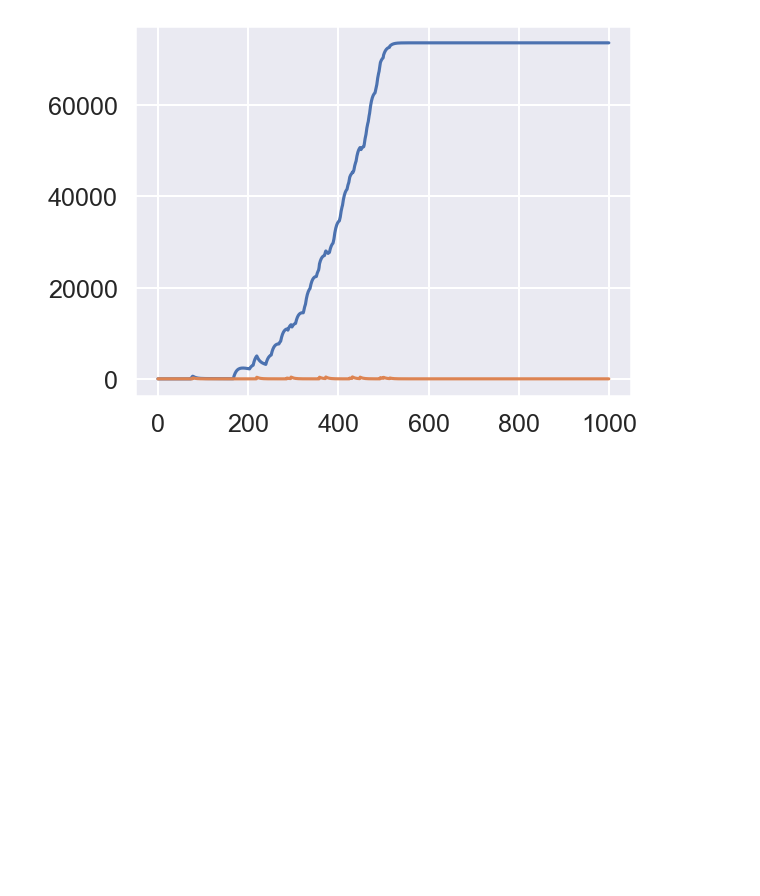
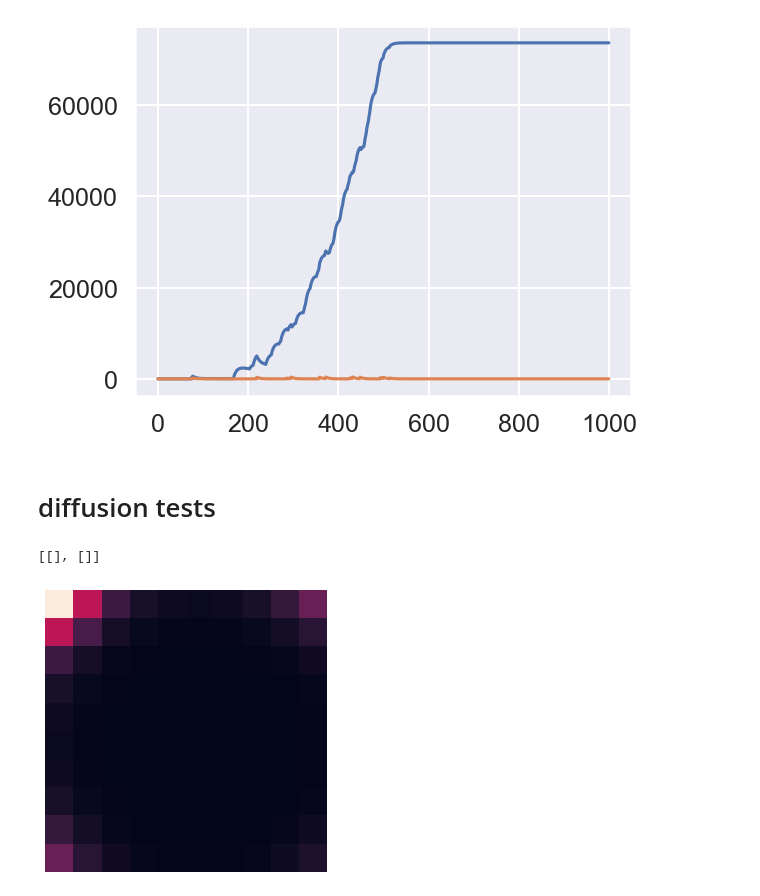
Before and after one commit to Kalirad/MetaPopProjection, a Jupyter notebook: notebook_main.ipynb, the cells around one changed output. Drawn from its saved outputs; the diff is of its cells as text; code cells hidden in the pictures; blank space fills up the shorter version.

```diff
--- a/notebook_main.ipynb
+++ b/notebook_main.ipynb
@@ -199,6 +199,10 @@ class MetaPopulation(object):
             n0_C = np.array([[0],  [0], [0], [0], [0], [0], [0], [0], [0], [0], [0], [50], [0], [0], [0], [0], [0], [0], [0], [0]])
             self.metapop[loc] = Population(n0_C, consumption=self.cons_rate, α=self.pred_rate, diet=self.diet_comp[loc])
 
+    def reset_food(self, r0=1000):
+        for i in self.index:
+            self.metapop[i].resource = r0
+
     @property
     def daur_dist(self):
         dist_A = np.zeros((self.dim, self.dim))
@@ -724,3 +728,39 @@ plt.plot([np.sum(i[1]) for i in dist_t])
 # %% [output]
 [<matplotlib.lines.Line2D at 0x...>]
 [figure]
+# %% [markdown]
+# diffusion tests
+# %%
+metpop = MetaPopulation(10, 0.0, 0.01, r_rate=0.1)
+
+metpop.set_diet_comp('OP50')
+
+metpop.fill_pop()
+
+metpop.add_pop((5,5), 'A')
+# %%
+dist_t = []
+dis_a = []
+for i in range(400):
+    metpop.simulate_pops_one_step()
+    a, b = metpop.daur_dist
+    t1, t2 = metpop.ra_dist
+    # f_a = np.sum(t1)/np.sum(t1 + t2)
+    dist_t.append((a, b))
+    # dis_a.append((f_a, np.sum(t1)))
+    dis_a.append((t1, t2))
+    metpop.diffuse_dauer()
+# %%
+fig, ax = plt.subplots(
+nrows=1,
+ncols=1,
+figsize=(4, 4),
+constrained_layout=True)
+
+sns.heatmap(dis_a[399][0], ax = ax, cbar=False)
+# sns.heatmap(dis_a[100][1], ax = ax, cbar=False)
+
+ax.set(yticks=[], xticks=[])
+# %% [output]
+[[], []]
+[figure, added]
```
Also changed, not shown: parts of 3 cells of this notebook.
